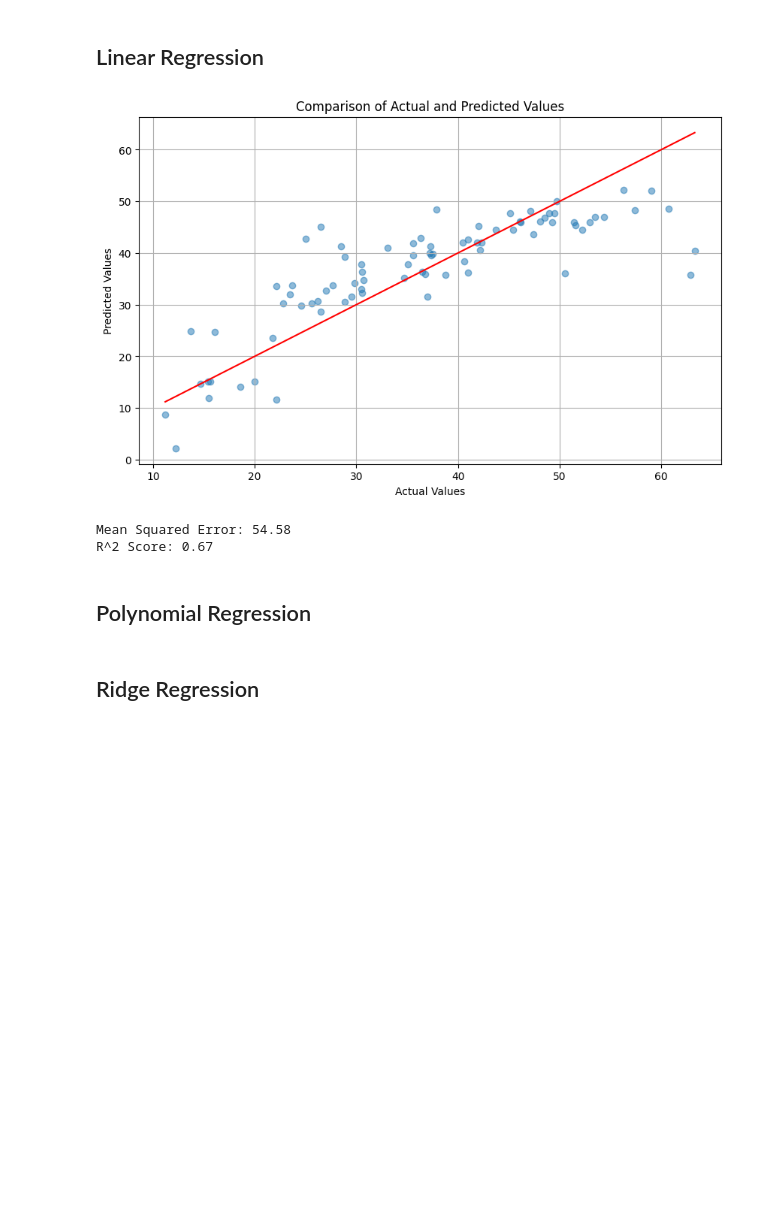
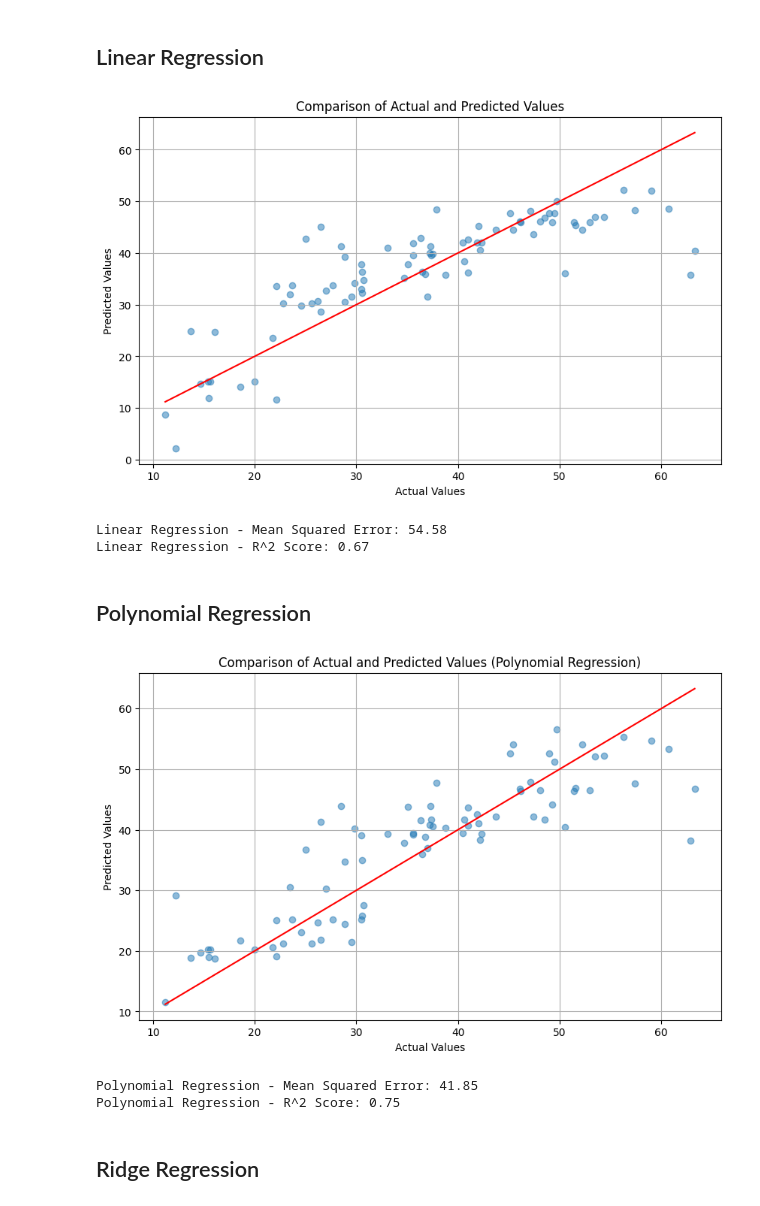
Before and after one commit to mmahdin/Data-Mining-Projects, a Jupyter notebook: data-mining-p2-student.ipynb, the cells around one changed output. Saved outputs shown, nothing was run; the diff lists cells and outputs as text; code cells hidden in the pictures; blank space fills up the shorter version.

Commit message:
Polynomial Regression

```diff
--- a/data-mining-p2-student.ipynb
+++ b/data-mining-p2-student.ipynb
@@ -148,14 +148,51 @@ plt.grid(True)
 plt.show()
 
 
-print(f"Mean Squared Error: {mse:.2f}")
-print(f"R^2 Score: {r2:.2f}")
+print(f"Linear Regression - Mean Squared Error: {mse:.2f}")
+print(f"Linear Regression - R^2 Score: {r2:.2f}")
 # %% [output]
 [figure]
-Mean Squared Error: 54.58
-R^2 Score: 0.67
+Linear Regression - Mean Squared Error: 54.58
+Linear Regression - R^2 Score: 0.67
 # %% [markdown]
 ## Polynomial Regression
+# %%
+# Create a PolynomialFeatures object with degree 2
+poly_features = PolynomialFeatures(degree=2)
+
+# Transform the features to higher degree features.
+X_train_poly = poly_features.fit_transform(X_train)
+X_test_poly = poly_features.transform(X_test)
+
+# Initialize the Linear Regression model
+poly_reg = LinearRegression()
+
+# Fit the model on the polynomial features
+poly_reg.fit(X_train_poly, y_train)
+
+# Predict on the polynomial testing data
+y_pred_poly = poly_reg.predict(X_test_poly)
+
+# Calculate and print the metrics
+mse_poly = mean_squared_error(y_test, y_pred_poly)
+r2_poly = r2_score(y_test, y_pred_poly)
+
+# Plotting y_test vs y_pred_poly
+plt.figure(figsize=(10, 6))
+plt.scatter(y_test, y_pred_poly, alpha=0.5)
+plt.title('Comparison of Actual and Predicted Values (Polynomial Regression)')
+plt.xlabel('Actual Values')
+plt.ylabel('Predicted Values')
+plt.plot([min(y_test), max(y_test)], [min(y_test), max(y_test)], color='red') # Line for perfect prediction
+plt.grid(True)
+plt.show()
+
+print(f"Polynomial Regression - Mean Squared Error: {mse_poly:.2f}")
+print(f"Polynomial Regression - R^2 Score: {r2_poly:.2f}")
+# %% [output]
+[figure, added]
+Polynomial Regression - Mean Squared Error: 41.85
+Polynomial Regression - R^2 Score: 0.75
 # %% [markdown]
 ## Ridge Regression
 # %% [markdown]
```
Also changed, not shown: parts of 2 cells of this notebook.
